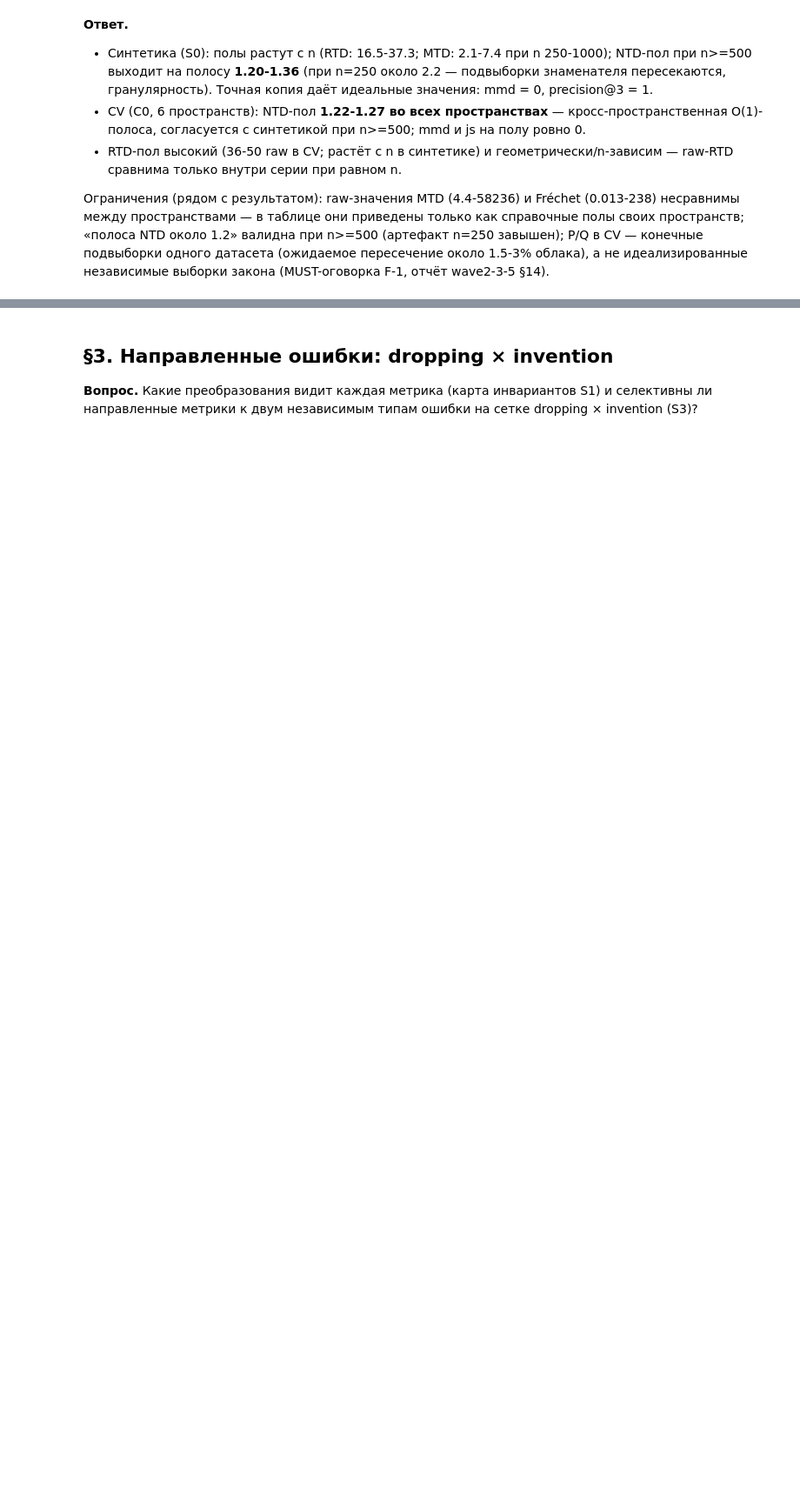
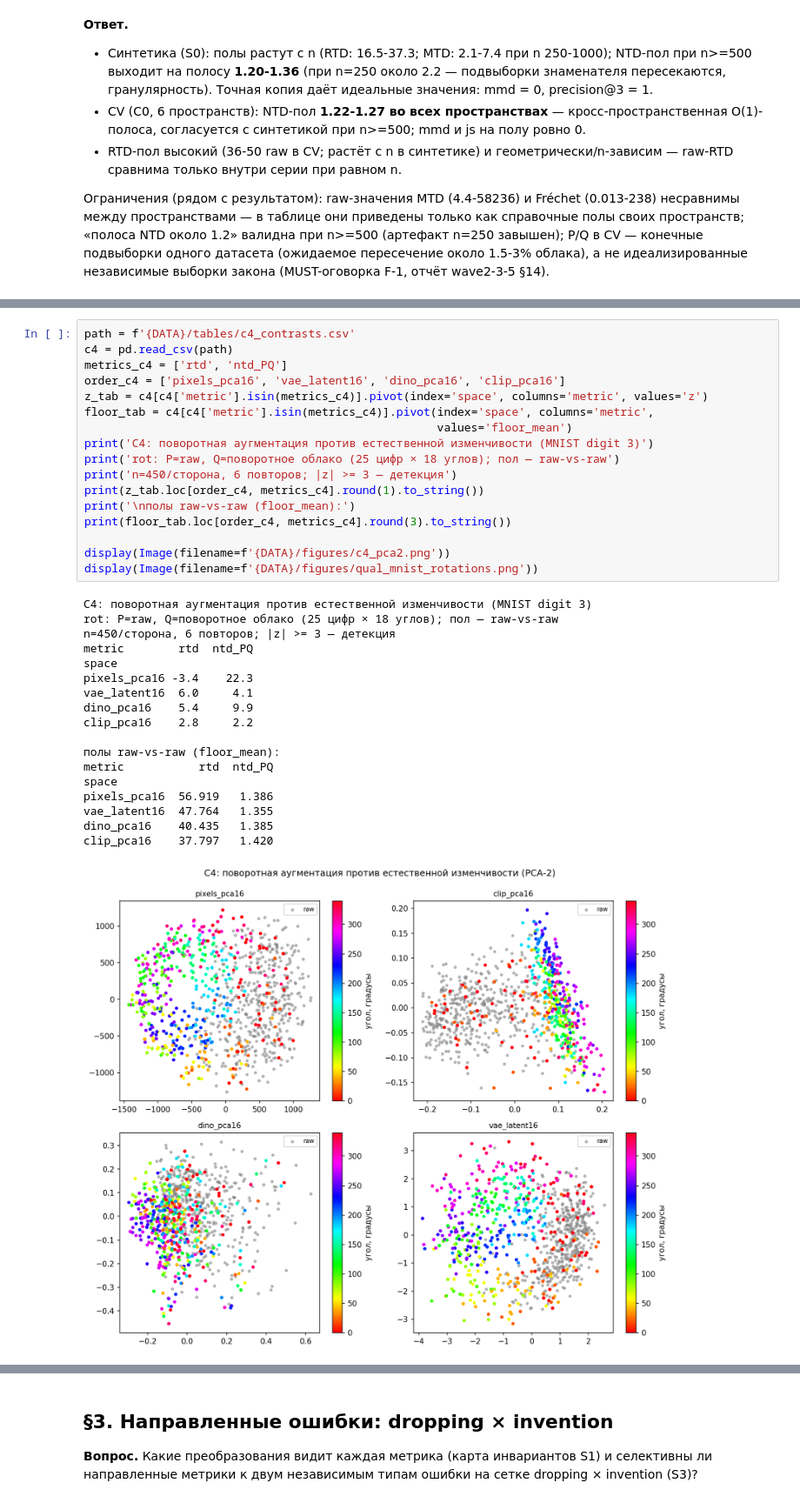
Before and after one commit to AlimAlb/tda_metrics_project, a Jupyter notebook: results/topology_metrics_final_output.ipynb, the cells around one changed output, grey strips where cells are left out. Shown at 87% size. Drawn from its saved outputs; the diff is of its cells as text; blank space fills up the shorter version.

```diff
--- a/results/topology_metrics_final_output.ipynb
+++ b/results/topology_metrics_final_output.ipynb
@@ -162,0 +236,36 @@ vae_latent16          118.797   1.243   1.270  49.734        0.901     0.914
+# %%
+path = f'{DATA}/tables/c4_contrasts.csv'
+c4 = pd.read_csv(path)
+metrics_c4 = ['rtd', 'ntd_PQ']
+order_c4 = ['pixels_pca16', 'vae_latent16', 'dino_pca16', 'clip_pca16']
+z_tab = c4[c4['metric'].isin(metrics_c4)].pivot(index='space', columns='metric', values='z')
+floor_tab = c4[c4['metric'].isin(metrics_c4)].pivot(index='space', columns='metric',
+                                                    values='floor_mean')
+print('C4: поворотная аугментация против естественной изменчивости (MNIST digit 3)')
+print('rot: P=raw, Q=поворотное облако (25 цифр × 18 углов); пол — raw-vs-raw')
+print('n=450/сторона, 6 повторов; |z| >= 3 — детекция')
+print(z_tab.loc[order_c4, metrics_c4].round(1).to_string())
+print('\nполы raw-vs-raw (floor_mean):')
+print(floor_tab.loc[order_c4, metrics_c4].round(3).to_string())
+
+display(Image(filename=f'{DATA}/figures/c4_pca2.png'))
+display(Image(filename=f'{DATA}/figures/qual_mnist_rotations.png'))
+# %% [output]
+C4: поворотная аугментация против естественной изменчивости (MNIST digit 3)
+rot: P=raw, Q=поворотное облако (25 цифр × 18 углов); пол — raw-vs-raw
+n=450/сторона, 6 повторов; |z| >= 3 — детекция
+metric        rtd  ntd_PQ
+space
+pixels_pca16 -3.4    22.3
+vae_latent16  6.0     4.1
+dino_pca16    5.4     9.9
+clip_pca16    2.8     2.2
+
+полы raw-vs-raw (floor_mean):
+metric           rtd  ntd_PQ
+space
+pixels_pca16  56.919   1.386
+vae_latent16  47.764   1.355
+dino_pca16    40.435   1.385
+clip_pca16    37.797   1.420
+[figure, added]
```
Also changed, not shown: parts of 20 cells of this notebook, 54 other files.
